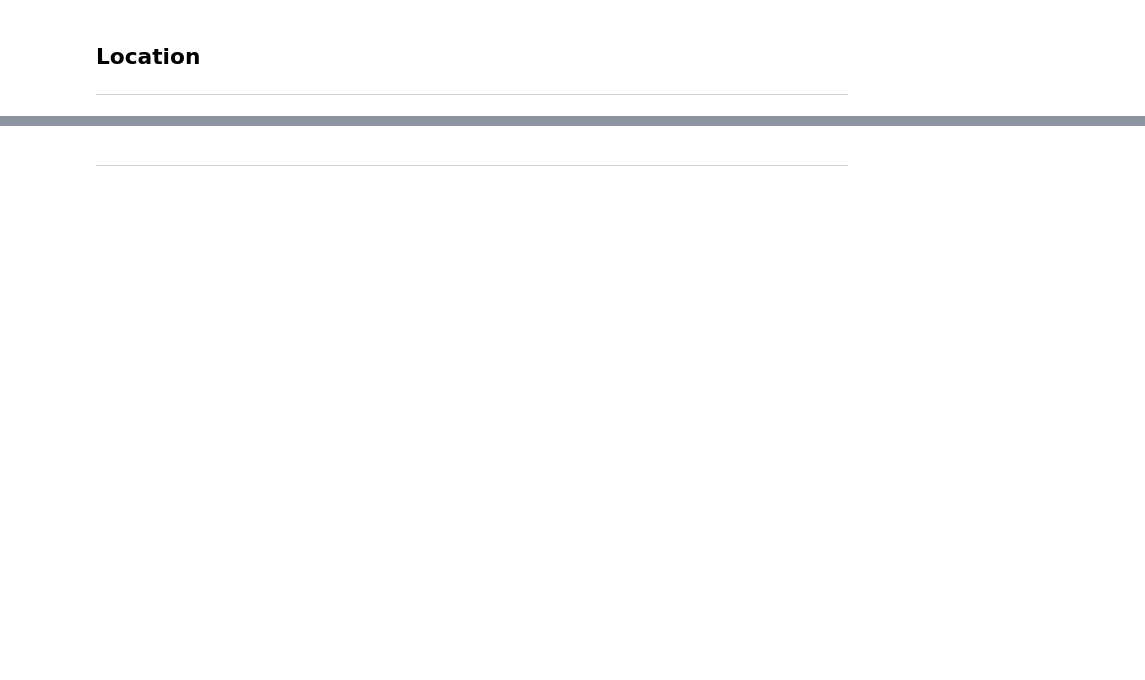
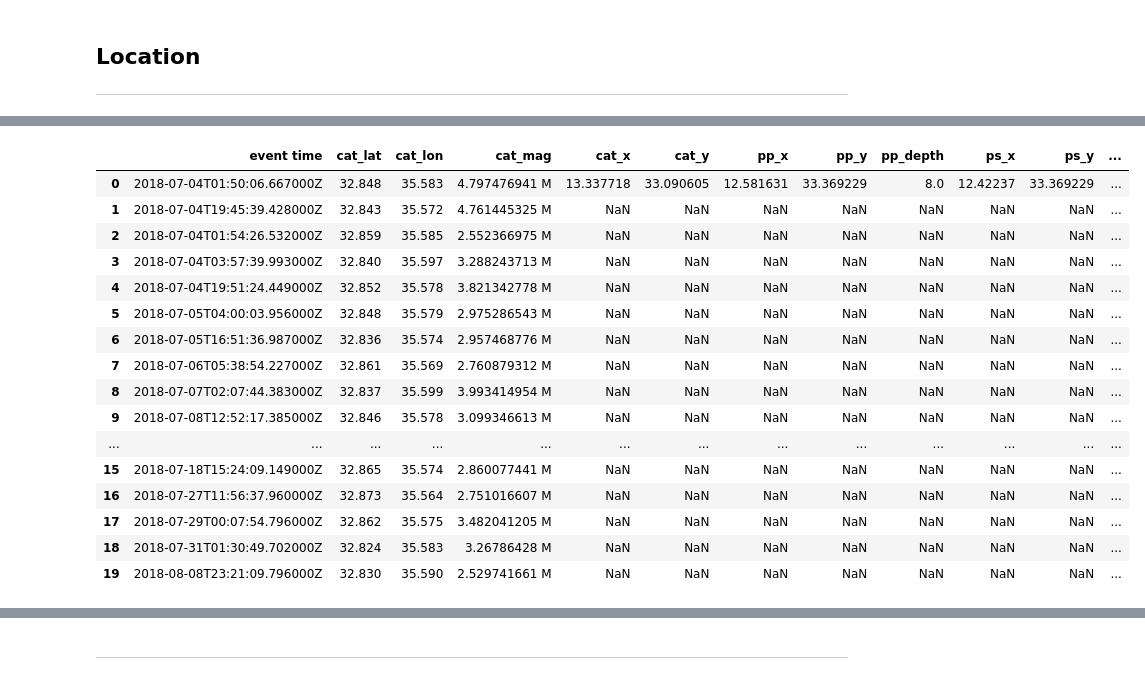
Before and after one commit to nivkeren/SeismoSpy, a Jupyter notebook: event_picker_locator.ipynb, the cells around one changed output, grey strips where cells are left out. Saved outputs shown, nothing was run; the diff lists cells and outputs as text; code cells hidden in the pictures; blank space fills up the shorter version.

```diff
--- a/event_picker_locator.ipynb
+++ b/event_picker_locator.ipynb
@@ -434,6 +165,6 @@ Text(0, 0.5, 'y')
 # %%
 pairs = list(itertools.combinations(range(num_stations), 2))
-tds = [UTCDateTime(event_data.iloc[p[0]]["tp"]) - UTCDateTime(event_data.iloc[p[1]]["tp"]) for p in pairs]
+time_differences = [UTCDateTime(event_data.iloc[p[0]]["tp"]) - UTCDateTime(event_data.iloc[p[1]]["tp"]) for p in pairs]
 # %%
 depth=5
 vp=2
@@ -531,0 +330,12 @@ plt.imshow(mrs)
+# %%
+for key, value in results.items():
+        my_events.loc[i, f"{key}_x"] = value["location"][1] * delta_x
+        my_events.loc[i, f"{key}_y"] = value["location"][0] * delta_y
+        #TODO: convert to lat lon location
+    #     my_events.iloc[i][f"{key}_ll_location"] = value["location"]
+        my_events.loc[i, f"{key}_depth"] = value["depth"]
+        for idx, station in event_data.iterrows():
+             event_data.loc[station.name, f"{key}_distance"] = \
+                np.sqrt((station["x"] - my_events.loc[i, f"{key}_x"])**2
+                        + (station["y"] - my_events.loc[i, f"{key}_y"])**2
+                        + ((station["elevation"] - station["local_depth"]) / 1000 - value["depth"])**2)
@@ -531,0 +452,20 @@ plt.imshow(mrs)
+# %%
+my_events
+# %% [output]
+|  | event time | cat_lat | cat_lon | cat_mag | cat_x | cat_y | pp_x | pp_y | pp_depth | ps_x | ps_y | ... |
+| 0 | 2018-07-04T01:50:06.667000Z | 32.848 | 35.583 | 4.797476941 M | 13.337718 | 33.090605 | 12.581631 | 33.369229 | 8.0 | 12.42237 | 33.369229 | ... |
+| 1 | 2018-07-04T19:45:39.428000Z | 32.843 | 35.572 | 4.761445325 M | NaN | NaN | NaN | NaN | NaN | NaN | NaN | ... |
+| 2 | 2018-07-04T01:54:26.532000Z | 32.859 | 35.585 | 2.552366975 M | NaN | NaN | NaN | NaN | NaN | NaN | NaN | ... |
+| 3 | 2018-07-04T03:57:39.993000Z | 32.840 | 35.597 | 3.288243713 M | NaN | NaN | NaN | NaN | NaN | NaN | NaN | ... |
+| 4 | 2018-07-04T19:51:24.449000Z | 32.852 | 35.578 | 3.821342778 M | NaN | NaN | NaN | NaN | NaN | NaN | NaN | ... |
+| 5 | 2018-07-05T04:00:03.956000Z | 32.848 | 35.579 | 2.975286543 M | NaN | NaN | NaN | NaN | NaN | NaN | NaN | ... |
+| 6 | 2018-07-05T16:51:36.987000Z | 32.836 | 35.574 | 2.957468776 M | NaN | NaN | NaN | NaN | NaN | NaN | NaN | ... |
+| 7 | 2018-07-06T05:38:54.227000Z | 32.861 | 35.569 | 2.760879312 M | NaN | NaN | NaN | NaN | NaN | NaN | NaN | ... |
+| 8 | 2018-07-07T02:07:44.383000Z | 32.837 | 35.599 | 3.993414954 M | NaN | NaN | NaN | NaN | NaN | NaN | NaN | ... |
+| 9 | 2018-07-08T12:52:17.385000Z | 32.846 | 35.578 | 3.099346613 M | NaN | NaN | NaN | NaN | NaN | NaN | NaN | ... |
+| ... | ... | ... | ... | ... | ... | ... | ... | ... | ... | ... | ... | ... |
+| 15 | 2018-07-18T15:24:09.149000Z | 32.865 | 35.574 | 2.860077441 M | NaN | NaN | NaN | NaN | NaN | NaN | NaN | ... |
+| 16 | 2018-07-27T11:56:37.960000Z | 32.873 | 35.564 | 2.751016607 M | NaN | NaN | NaN | NaN | NaN | NaN | NaN | ... |
+| 17 | 2018-07-29T00:07:54.796000Z | 32.862 | 35.575 | 3.482041205 M | NaN | NaN | NaN | NaN | NaN | NaN | NaN | ... |
+| 18 | 2018-07-31T01:30:49.702000Z | 32.824 | 35.583 | 3.26786428 M | NaN | NaN | NaN | NaN | NaN | NaN | NaN | ... |
+| 19 | 2018-08-08T23:21:09.796000Z | 32.830 | 35.590 | 2.529741661 M | NaN | NaN | NaN | NaN | NaN | NaN | NaN | ... |
```
Also changed, not shown: parts of 35 cells of this notebook, 1 other file.
